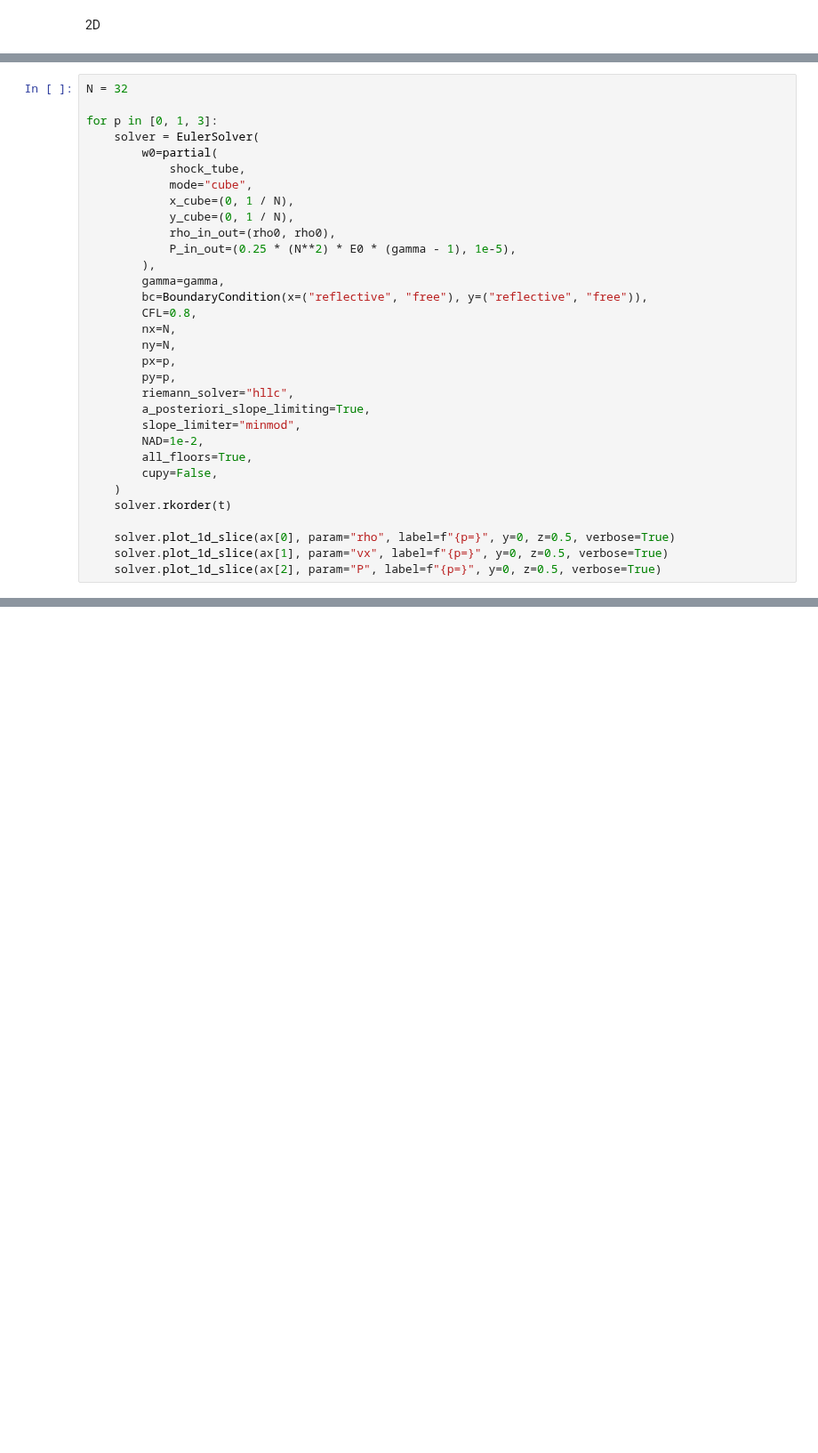
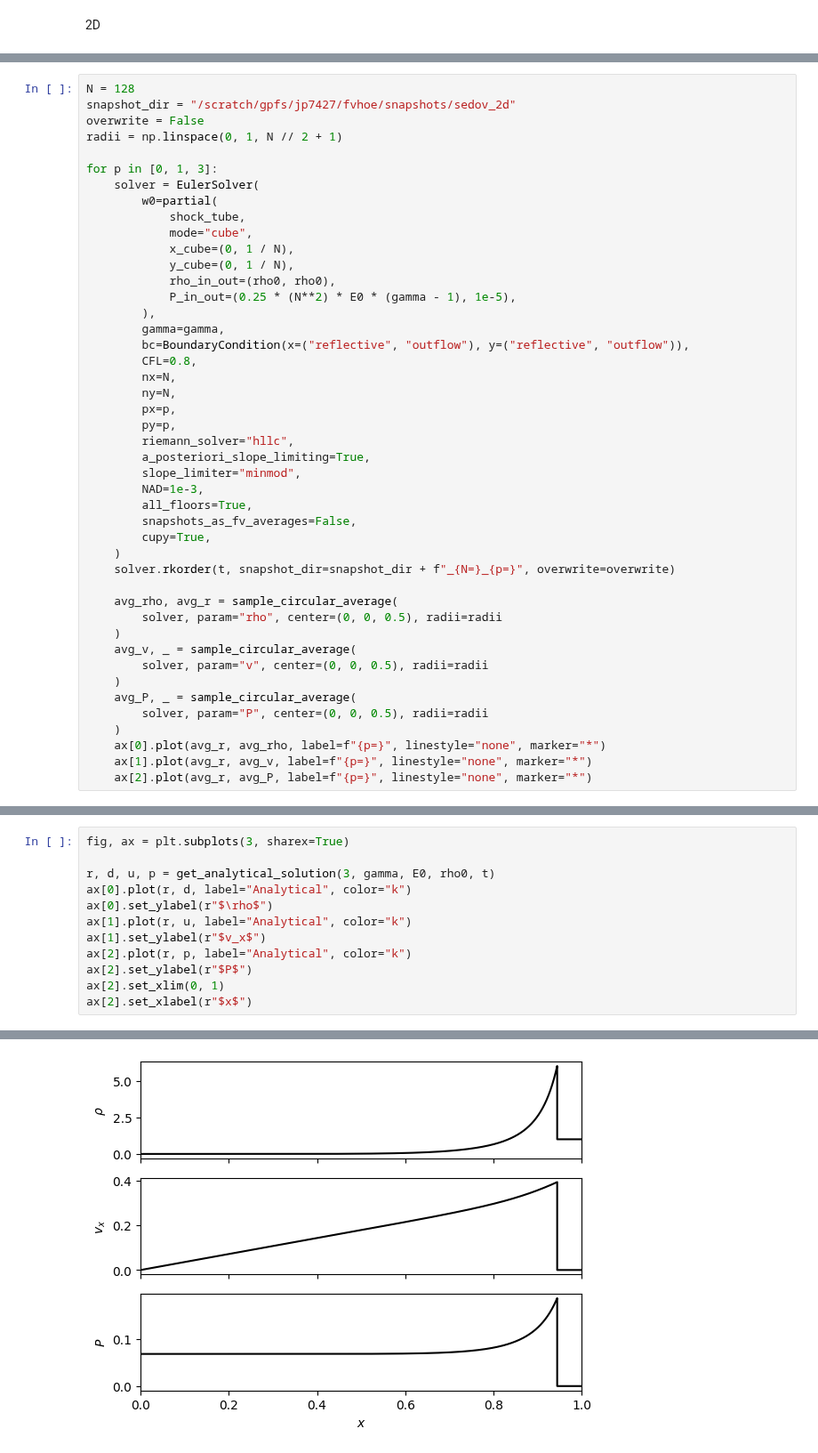
Before and after one commit to jpalafou/FVHOE, a Jupyter notebook: examples/euler/sedov.ipynb, the cells around one changed output, grey strips where cells are left out. Shown at 89% size. Drawn from its saved outputs; the diff is of its cells as text; blank space fills up the shorter version.

```diff
--- a/examples/euler/sedov.ipynb
+++ b/examples/euler/sedov.ipynb
@@ -95,5 +104,8 @@ Text(0.5, 0, '$x$')
 # %%
-N = 32
+N = 128
+snapshot_dir = "/scratch/gpfs/jp7427/fvhoe/snapshots/sedov_2d"
+overwrite = False
+radii = np.linspace(0, 1, N // 2 + 1)
 
 for p in [0, 1, 3]:
     solver = EulerSolver(
@@ -106,7 +118,7 @@ for p in [0, 1, 3]:
             P_in_out=(0.25 * (N**2) * E0 * (gamma - 1), 1e-5),
         ),
         gamma=gamma,
-        bc=BoundaryCondition(x=("reflective", "free"), y=("reflective", "free")),
+        bc=BoundaryCondition(x=("reflective", "outflow"), y=("reflective", "outflow")),
         CFL=0.8,
         nx=N,
         ny=N,
@@ -115,13 +127,23 @@ for p in [0, 1, 3]:
         riemann_solver="hllc",
         a_posteriori_slope_limiting=True,
         slope_limiter="minmod",
-        NAD=1e-2,
+        NAD=1e-3,
         all_floors=True,
-        cupy=False,
+        snapshots_as_fv_averages=False,
+        cupy=True,
     )
-    solver.rkorder(t)
+    solver.rkorder(t, snapshot_dir=snapshot_dir + f"_{N=}_{p=}", overwrite=overwrite)
 
-    solver.plot_1d_slice(ax[0], param="rho", label=f"{p=}", y=0, z=0.5, verbose=True)
-    solver.plot_1d_slice(ax[1], param="vx", label=f"{p=}", y=0, z=0.5, verbose=True)
-    solver.plot_1d_slice(ax[2], param="P", label=f"{p=}", y=0, z=0.5, verbose=True)
+    avg_rho, avg_r = sample_circular_average(
+        solver, param="rho", center=(0, 0, 0.5), radii=radii
+    )
+    avg_v, _ = sample_circular_average(
+        solver, param="v", center=(0, 0, 0.5), radii=radii
+    )
+    avg_P, _ = sample_circular_average(
+        solver, param="P", center=(0, 0, 0.5), radii=radii
+    )
+    ax[0].plot(avg_r, avg_rho, label=f"{p=}", linestyle="none", marker="*")
+    ax[1].plot(avg_r, avg_v, label=f"{p=}", linestyle="none", marker="*")
+    ax[2].plot(avg_r, avg_P, label=f"{p=}", linestyle="none", marker="*")
 # %% [output]
@@ -141,0 +186,13 @@ fig
+# %%
+fig, ax = plt.subplots(3, sharex=True)
+
+r, d, u, p = get_analytical_solution(3, gamma, E0, rho0, t)
+ax[0].plot(r, d, label="Analytical", color="k")
+ax[0].set_ylabel(r"$\rho$")
+ax[1].plot(r, u, label="Analytical", color="k")
+ax[1].set_ylabel(r"$v_x$")
+ax[2].plot(r, p, label="Analytical", color="k")
+ax[2].set_ylabel(r"$P$")
+ax[2].set_xlim(0, 1)
+ax[2].set_xlabel(r"$x$")
+# %% [output]
@@ -141,0 +201 @@ fig
+[figure, added]
```
Also changed, not shown: parts of 15 cells of this notebook, 4 other files.
